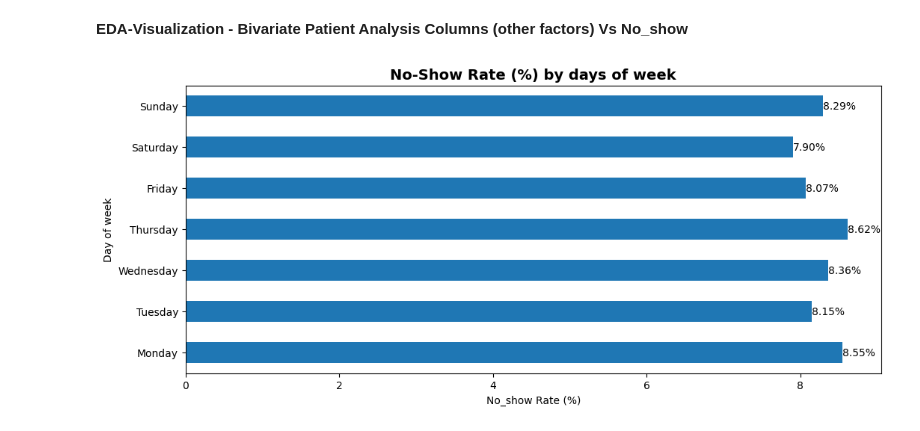
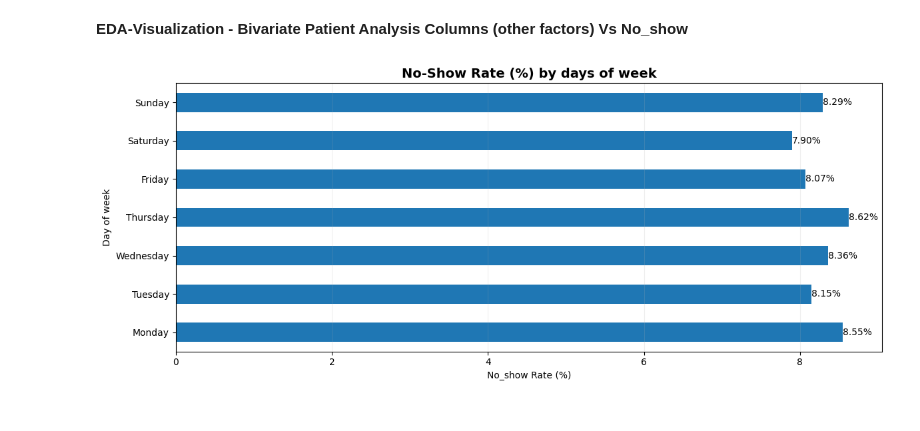
Before and after one commit to akashcstech/Health_Care_No_Show_Data_Analysis, a Jupyter notebook: Data_clean.ipynb, the cells around one changed output. Cells and saved outputs as stored; diff of their text form; code cells hidden in the pictures.

```diff
--- a/Data_clean.ipynb
+++ b/Data_clean.ipynb
@@ -1270,14 +1325,15 @@ view_downs.reindex(week_sorter)
 # %%
 # No-Show Rate (%) by days of week
 ax = downs['1_pct'].reindex(week_sorter).plot(kind='barh', figsize=(12,5))
 
 for container in ax.containers:
     plt.bar_label(container, fmt='%.2f%%', fontsize=10)
 
 plt.title('No-Show Rate (%) by days of week', fontsize=14, fontweight='bold')
 plt.xlabel('No_show Rate (%)')
 plt.ylabel('Day of week')
-
+plt.grid(axis='x', alpha=0.2)
+plt.tight_layout()
 plt.show()
 # %% [output]
-[figure, old version]
+[figure, new version]
```
Also changed, not shown: parts of 6 cells of this notebook, 1 other file.
